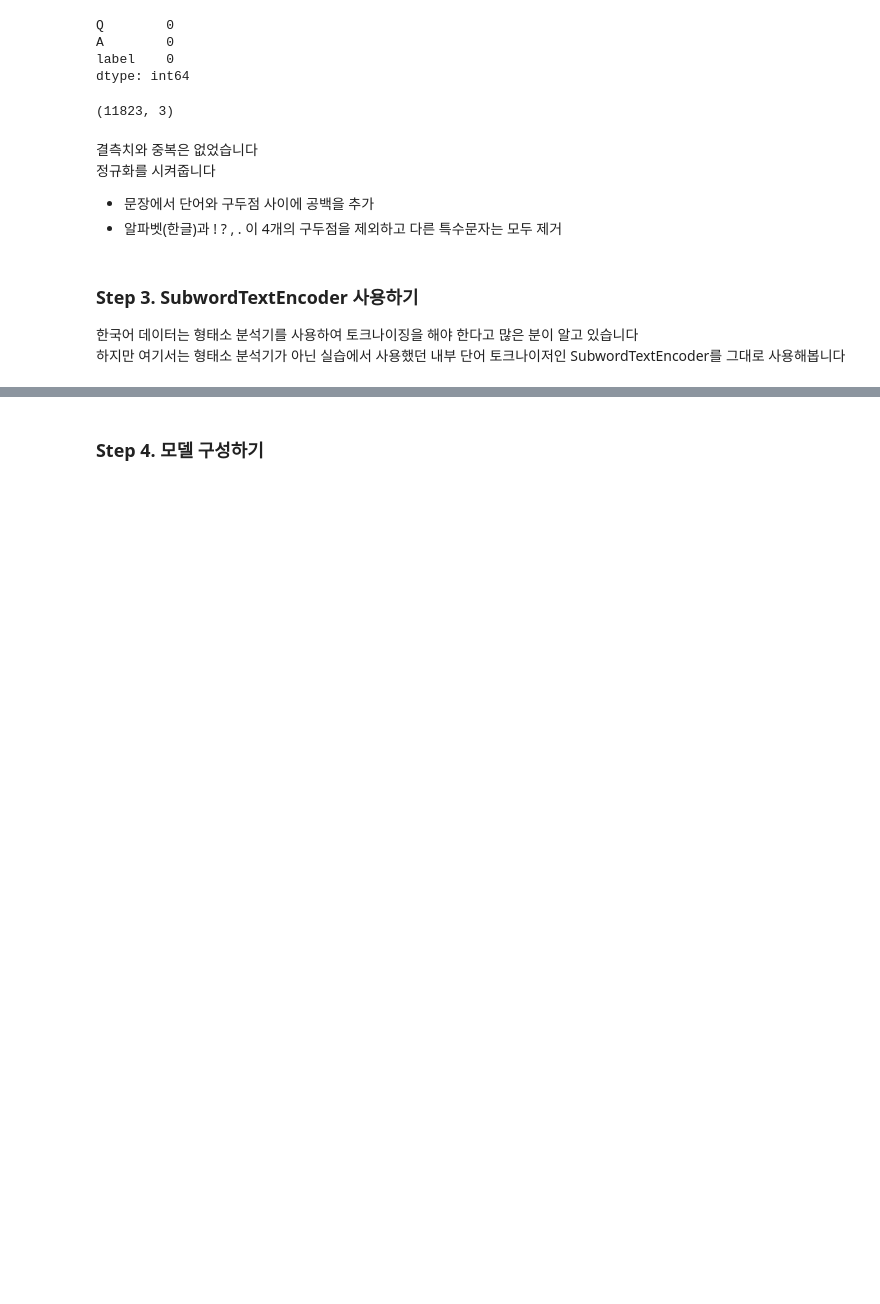
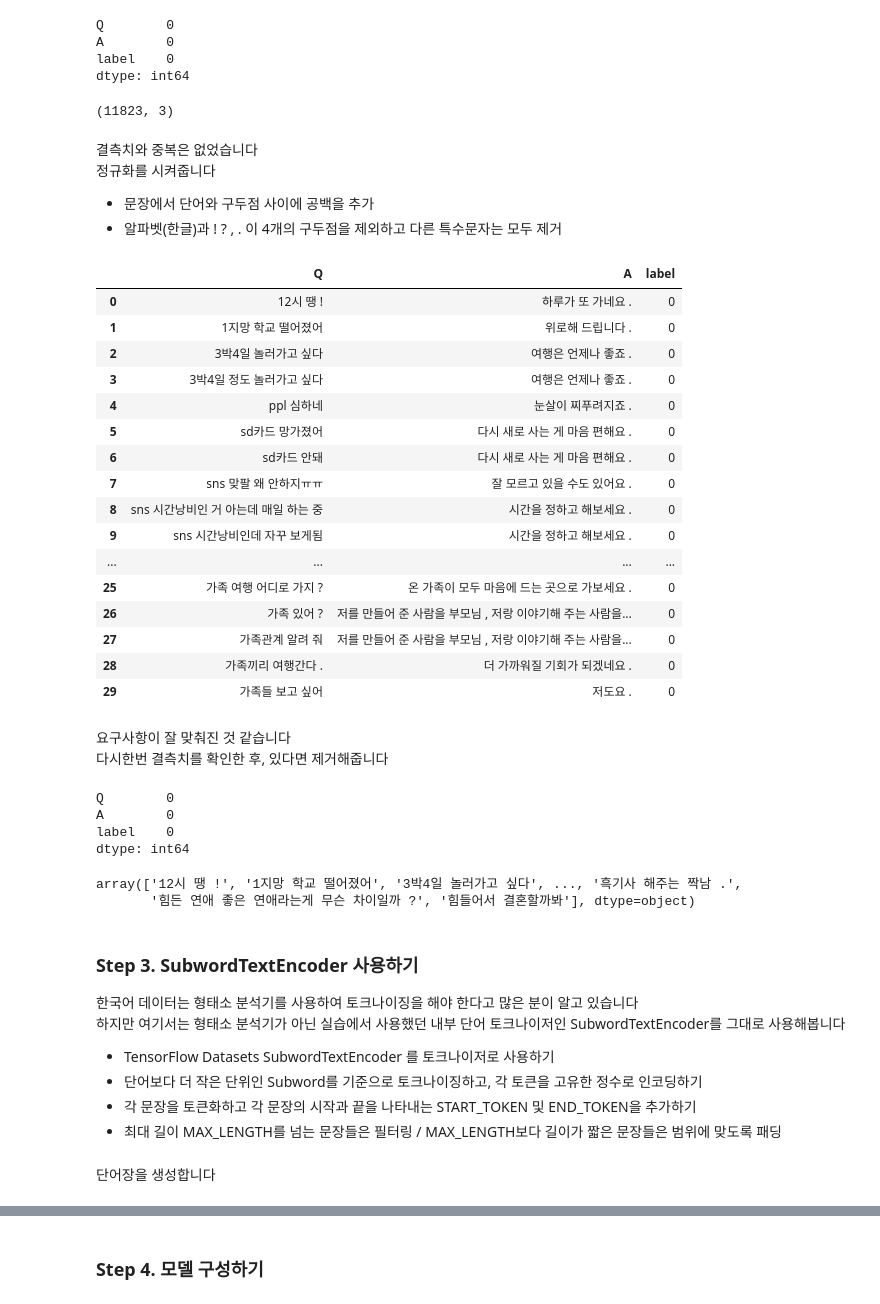
Before and after one commit to andkspark/Exploration, a Jupyter notebook: ex14_KSPARK.ipynb, the cells around one changed output, grey strips where cells are left out. Saved outputs shown, nothing was run; the diff lists cells and outputs as text; code cells hidden in the pictures; blank space fills up the shorter version.

```diff
--- a/ex14_KSPARK.ipynb
+++ b/ex14_KSPARK.ipynb
@@ -85,4 +82,53 @@ data = original_data.copy()
+# %%
+data = original_data.copy()
+data.Q = data.Q.apply(preprocess_sentence)
+data.A = data.A.apply(preprocess_sentence)
+data.head(30)
+# %% [output]
+|  | Q | A | label |
+| 0 | 12시 땡 ! | 하루가 또 가네요 . | 0 |
+| 1 | 1지망 학교 떨어졌어 | 위로해 드립니다 . | 0 |
+| 2 | 3박4일 놀러가고 싶다 | 여행은 언제나 좋죠 . | 0 |
+| 3 | 3박4일 정도 놀러가고 싶다 | 여행은 언제나 좋죠 . | 0 |
+| 4 | ppl 심하네 | 눈살이 찌푸려지죠 . | 0 |
+| 5 | sd카드 망가졌어 | 다시 새로 사는 게 마음 편해요 . | 0 |
+| 6 | sd카드 안돼 | 다시 새로 사는 게 마음 편해요 . | 0 |
+| 7 | sns 맞팔 왜 안하지ㅠㅠ | 잘 모르고 있을 수도 있어요 . | 0 |
+| 8 | sns 시간낭비인 거 아는데 매일 하는 중 | 시간을 정하고 해보세요 . | 0 |
+| 9 | sns 시간낭비인데 자꾸 보게됨 | 시간을 정하고 해보세요 . | 0 |
+| ... | ... | ... | ... |
+| 25 | 가족 여행 어디로 가지 ? | 온 가족이 모두 마음에 드는 곳으로 가보세요 . | 0 |
+| 26 | 가족 있어 ? | 저를 만들어 준 사람을 부모님 , 저랑 이야기해 주는 사람을... | 0 |
+| 27 | 가족관계 알려 줘 | 저를 만들어 준 사람을 부모님 , 저랑 이야기해 주는 사람을... | 0 |
+| 28 | 가족끼리 여행간다 . | 더 가까워질 기회가 되겠네요 . | 0 |
+| 29 | 가족들 보고 싶어 | 저도요 . | 0 |
+# %% [markdown]
+요구사항이 잘 맞춰진 것 같습니다
+다시한번 결측치를 확인한 후, 있다면 제거해줍니다
+# %%
+#결측치확인
+data.isna().sum()
+# %% [output]
+Q        0
+A        0
+label    0
+dtype: int64
+# %%
+# 이후 단계를 준비해줍니다
+questions = data.Q.values.copy()
+answers = data.A.values.copy()
+
+questions
+# %% [output]
+array(['12시 땡 !', '1지망 학교 떨어졌어', '3박4일 놀러가고 싶다', ..., '흑기사 해주는 짝남 .',
+       '힘든 연애 좋은 연애라는게 무슨 차이일까 ?', '힘들어서 결혼할까봐'], dtype=object)
 # %% [markdown]
 ### Step 3. SubwordTextEncoder 사용하기
 한국어 데이터는 형태소 분석기를 사용하여 토크나이징을 해야 한다고 많은 분이 알고 있습니다
 하지만 여기서는 형태소 분석기가 아닌 실습에서 사용했던 내부 단어 토크나이저인 SubwordTextEncoder를 그대로 사용해봅니다
+- TensorFlow Datasets SubwordTextEncoder 를 토크나이저로 사용하기
+- 단어보다 더 작은 단위인 Subword를 기준으로 토크나이징하고,  각 토큰을 고유한 정수로 인코딩하기
+- 각 문장을 토큰화하고 각 문장의 시작과 끝을 나타내는 START_TOKEN 및 END_TOKEN을 추가하기
+- 최대 길이 MAX_LENGTH를 넘는 문장들은 필터링 / MAX_LENGTH보다 길이가 짧은 문장들은 범위에 맞도록 패딩
+# %% [markdown]
+단어장을 생성합니다
```
Also changed, not shown: parts of 60 cells of this notebook.
